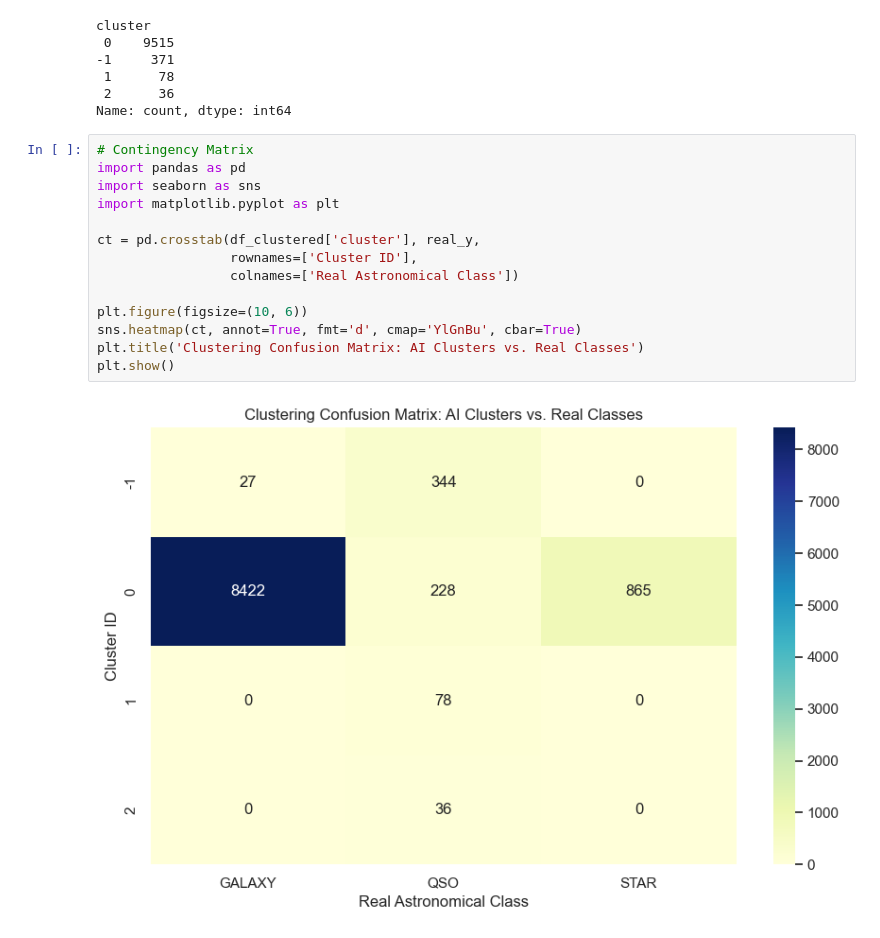
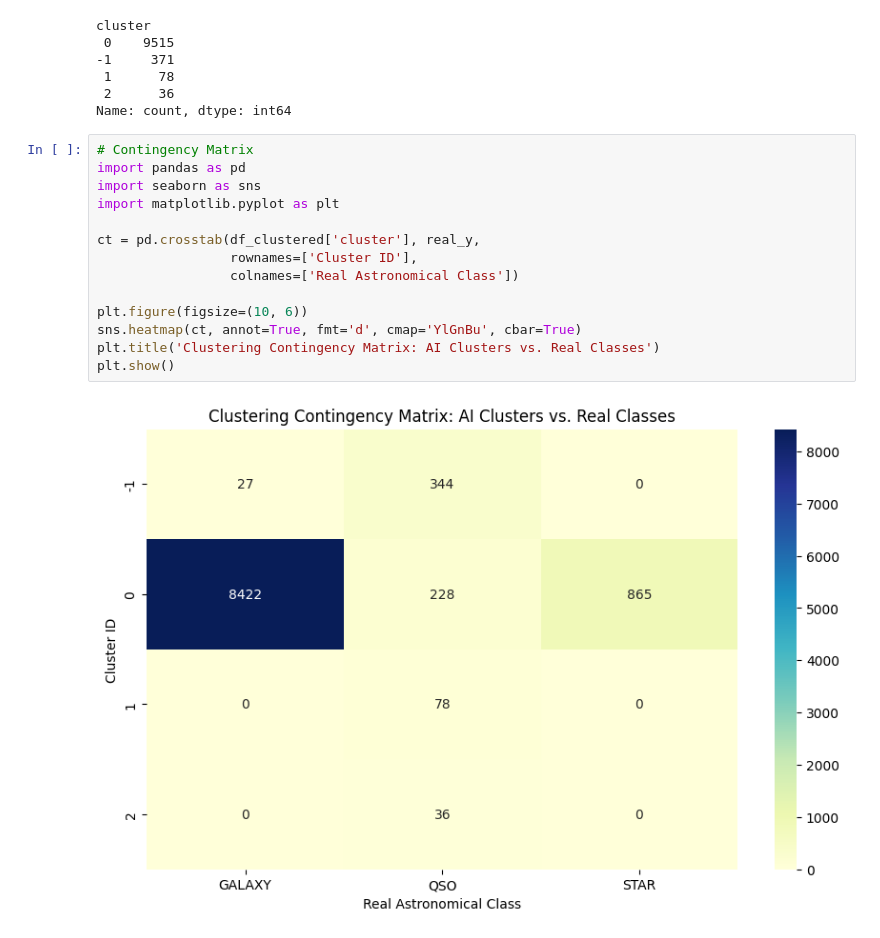
Before and after one commit to mkim123/Astral-Classification, a Jupyter notebook: hdbscan.ipynb, the cells around one changed output. Drawn from its saved outputs; the diff is of its cells as text.

```diff
--- a/hdbscan.ipynb
+++ b/hdbscan.ipynb
@@ -173,16 +173,16 @@ Name: count, dtype: int64
 # %%
 # Contingency Matrix
 import pandas as pd
 import seaborn as sns
 import matplotlib.pyplot as plt
 
 ct = pd.crosstab(df_clustered['cluster'], real_y,
                  rownames=['Cluster ID'],
                  colnames=['Real Astronomical Class'])
 
 plt.figure(figsize=(10, 6))
 sns.heatmap(ct, annot=True, fmt='d', cmap='YlGnBu', cbar=True)
-plt.title('Clustering Confusion Matrix: AI Clusters vs. Real Classes')
+plt.title('Clustering Contingency Matrix: AI Clusters vs. Real Classes')
 plt.show()
 # %% [output]
-[figure, old version]
+[figure, new version]
```
Also changed, not shown: parts of 2 cells of this notebook.
